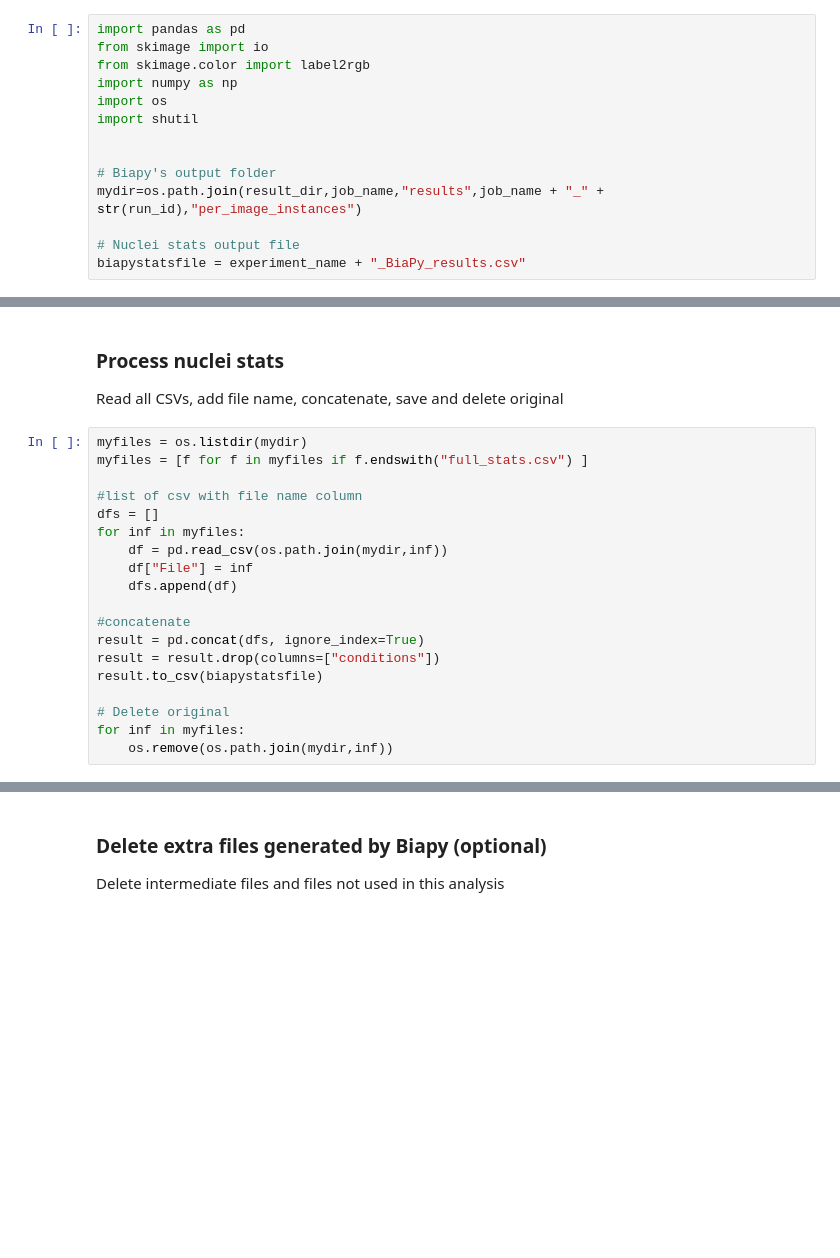
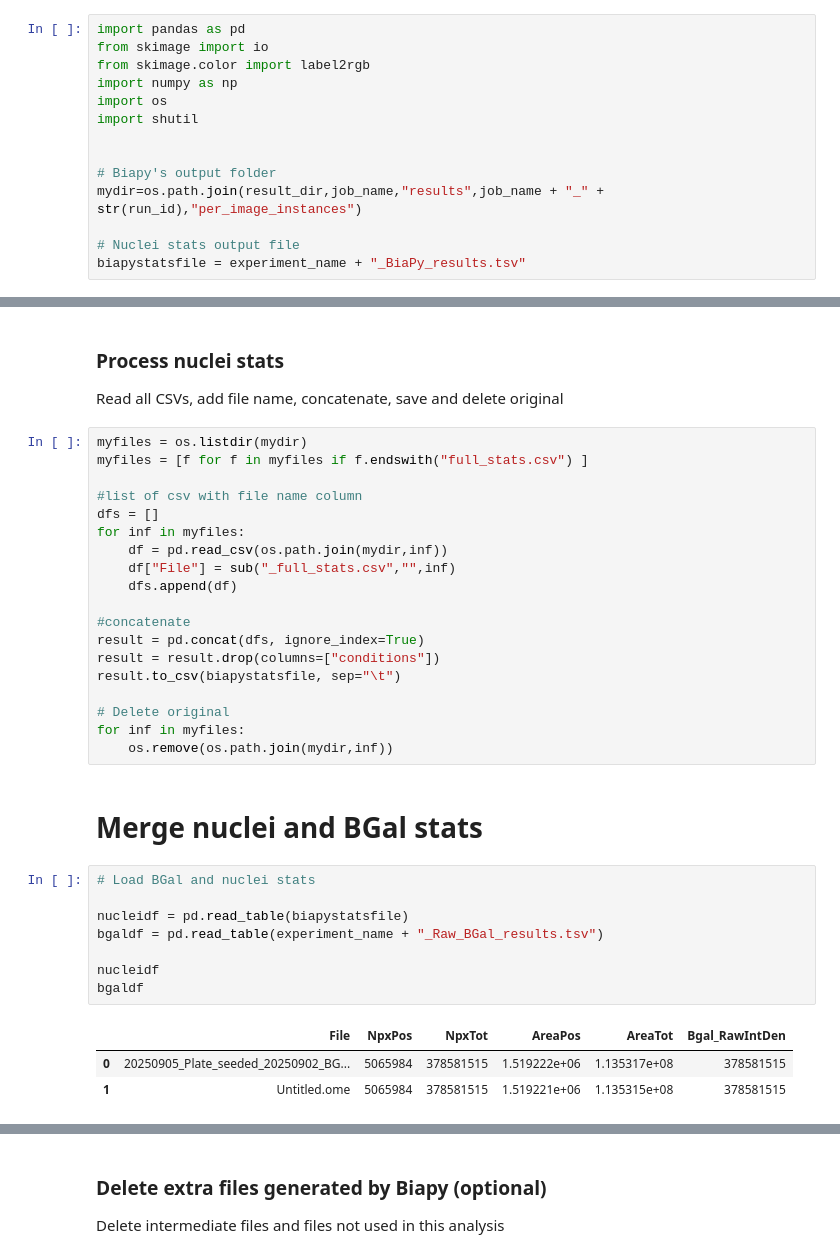
Before and after one commit to GenCanAgeLab/FAB-gal, a Jupyter notebook: Python/SABGal_quantification.ipynb, the cells around one changed output, grey strips where cells are left out. Cells and saved outputs as stored; diff of their text form; blank space fills up the shorter version.

```diff
--- a/Python/SABGal_quantification.ipynb
+++ b/Python/SABGal_quantification.ipynb
@@ -235,7 +202,7 @@ import shutil
 mydir=os.path.join(result_dir,job_name,"results",job_name + "_" + str(run_id),"per_image_instances")
 
 # Nuclei stats output file
-biapystatsfile = experiment_name + "_BiaPy_results.csv"
+biapystatsfile = experiment_name + "_BiaPy_results.tsv"
 # %% [markdown]
 ### Process BiaPy output images
 
@@ -262,14 +229,28 @@ myfiles = [f for f in myfiles if f.endswith("full_stats.csv") ]
 dfs = []
 for inf in myfiles:
     df = pd.read_csv(os.path.join(mydir,inf))
-    df["File"] = inf
+    df["File"] = sub("_full_stats.csv","",inf)
     dfs.append(df)
 
 #concatenate
 result = pd.concat(dfs, ignore_index=True)
 result = result.drop(columns=["conditions"])
-result.to_csv(biapystatsfile)
+result.to_csv(biapystatsfile, sep="\t")
 
 # Delete original
 for inf in myfiles:
     os.remove(os.path.join(mydir,inf))
+# %% [markdown]
+# Merge nuclei and BGal stats
+# %%
+# Load BGal and nuclei stats
+
+nucleidf = pd.read_table(biapystatsfile)
+bgaldf = pd.read_table(experiment_name + "_Raw_BGal_results.tsv")
+
+nucleidf
+bgaldf
+# %% [output]
+|  | File | NpxPos | NpxTot | AreaPos | AreaTot | Bgal_RawIntDen |
+| 0 | 20250905_Plate_seeded_20250902_BG... | 5065984 | 378581515 | 1.519222e+06 | 1.135317e+08 | 378581515 |
+| 1 | Untitled.ome | 5065984 | 378581515 | 1.519221e+06 | 1.135315e+08 | 378581515 |
```
Also changed, not shown: parts of 6 cells of this notebook, 4 other files.
